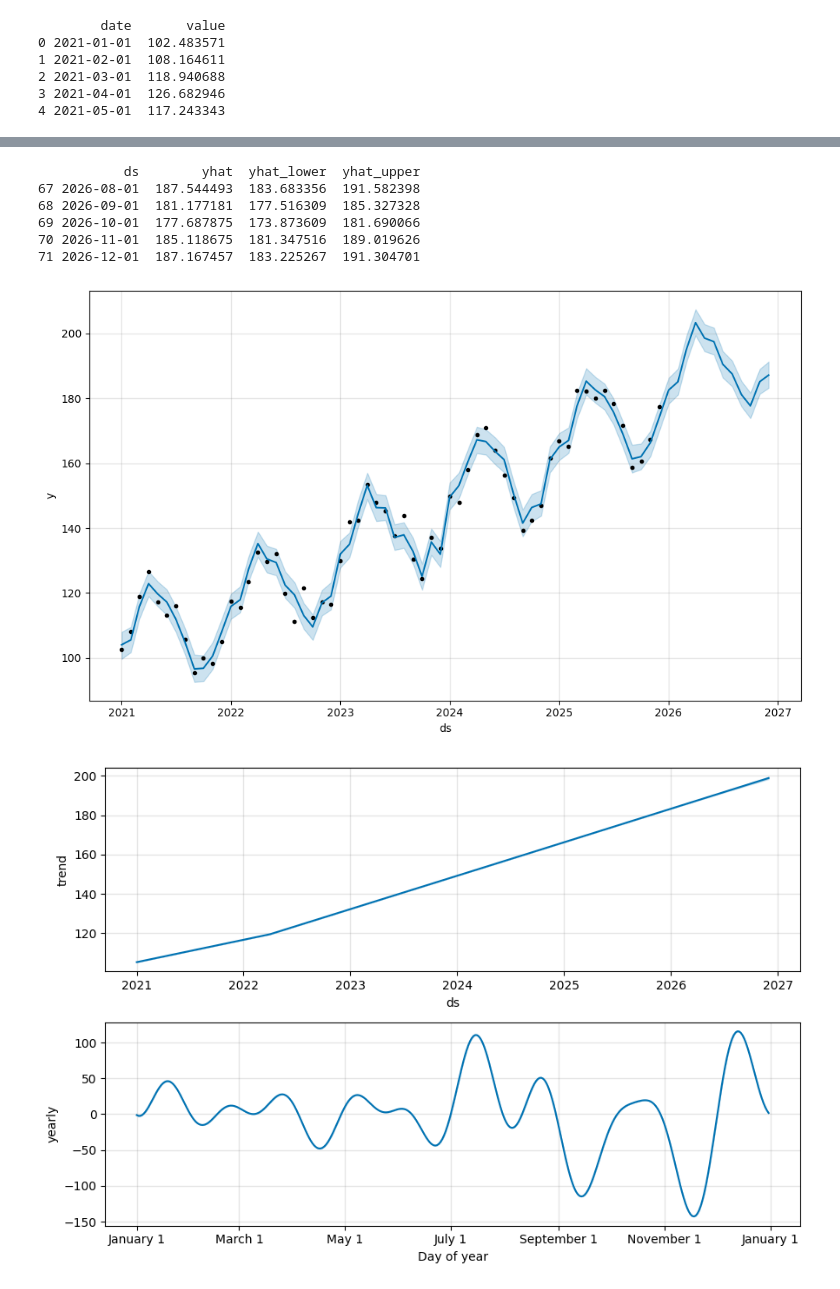
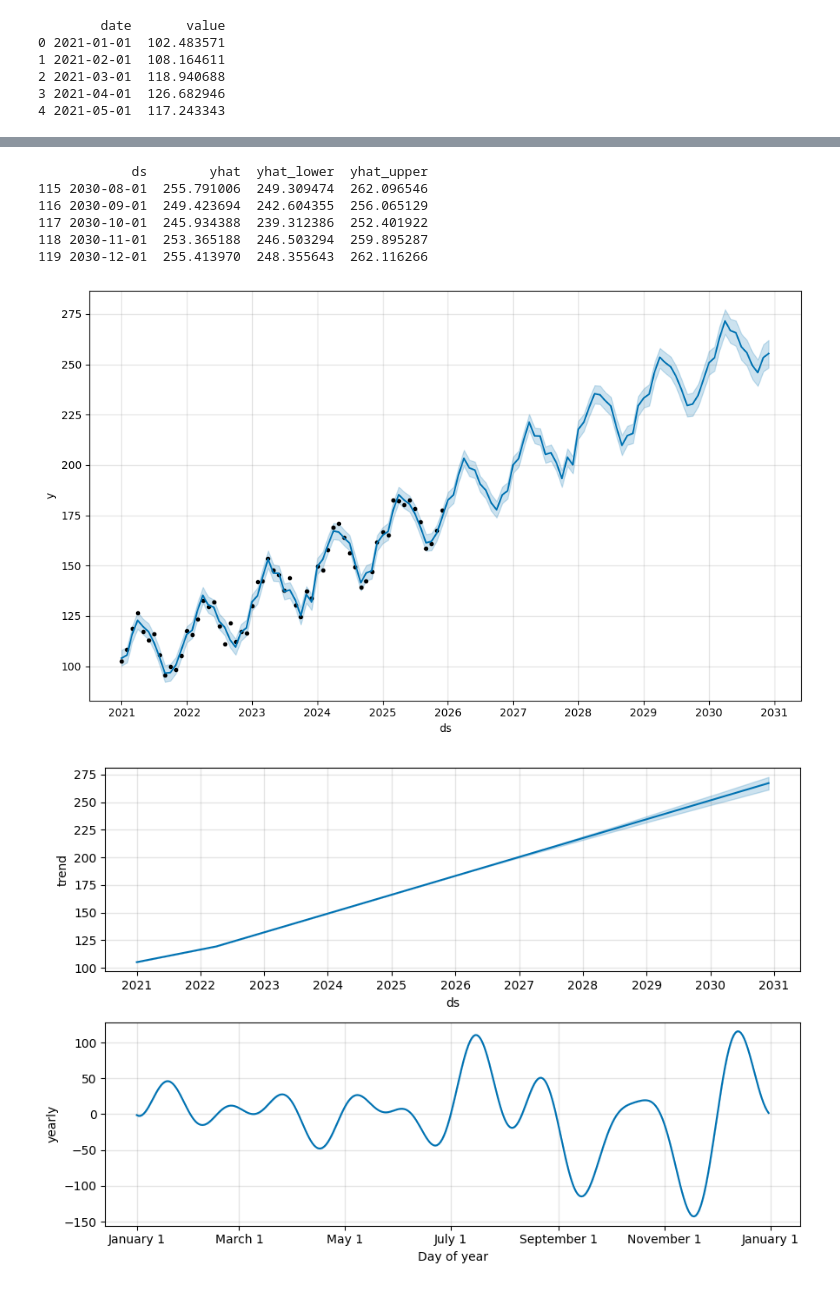
Before and after one commit to Nubily44/Prog, a Jupyter notebook: teste.ipynb, the cells around one changed output, grey strips where cells are left out. Cells and saved outputs as stored; diff of their text form; code cells hidden in the pictures.

```diff
--- a/teste.ipynb
+++ b/teste.ipynb
@@ -54,7 +54,7 @@ model.fit(prophet_df)
 
 # Forecast next 12 periods
 future = model.make_future_dataframe(
-    periods=12,
+    periods=60,
     freq="MS"      # Monthly Start. Use "D" for daily, "W" for weekly, etc.
 )
 
@@ -76,8 +76,8 @@ plt.show()
-           ds        yhat  yhat_lower  yhat_upper
-67 2026-08-01  187.544493  183.683356  191.582398
-68 2026-09-01  181.177181  177.516309  185.327328
-69 2026-10-01  177.687875  173.873609  181.690066
-70 2026-11-01  185.118675  181.347516  189.019626
-71 2026-12-01  187.167457  183.225267  191.304701
+            ds        yhat  yhat_lower  yhat_upper
+115 2030-08-01  255.791006  249.309474  262.096546
+116 2030-09-01  249.423694  242.604355  256.065129
+117 2030-10-01  245.934388  239.312386  252.401922
+118 2030-11-01  253.365188  246.503294  259.895287
+119 2030-12-01  255.413970  248.355643  262.116266
-[figure, old version]
+[figure, new version]
-[figure, old version]
+[figure, new version]
```
Also changed, not shown: parts of 1 cell of this notebook.
